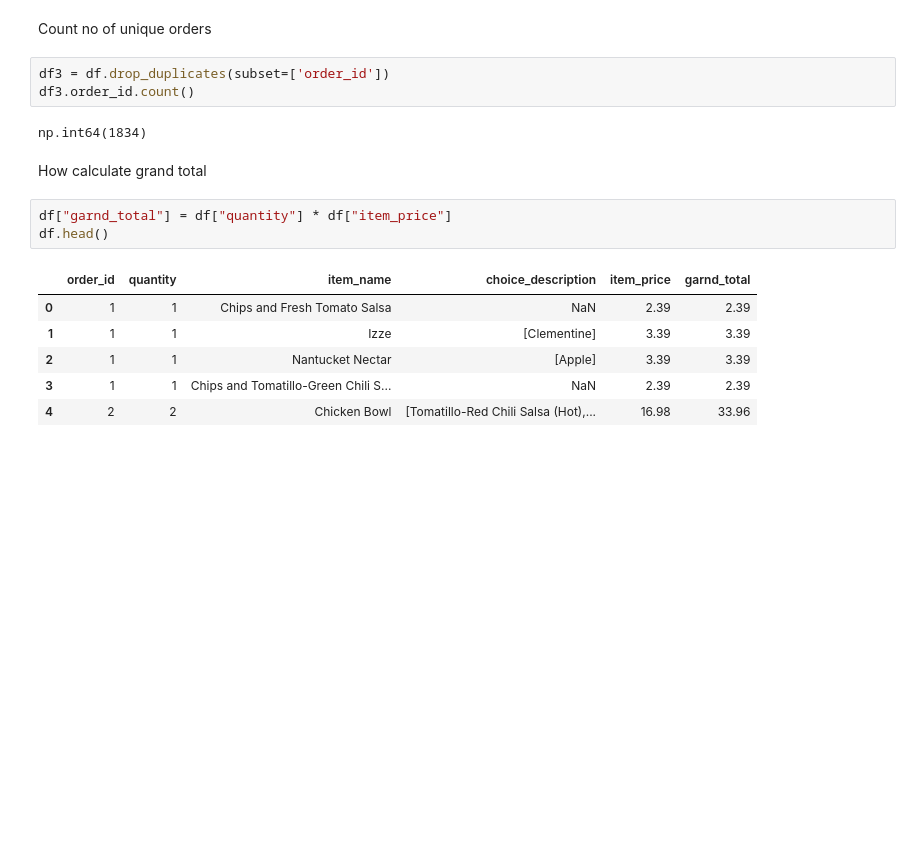
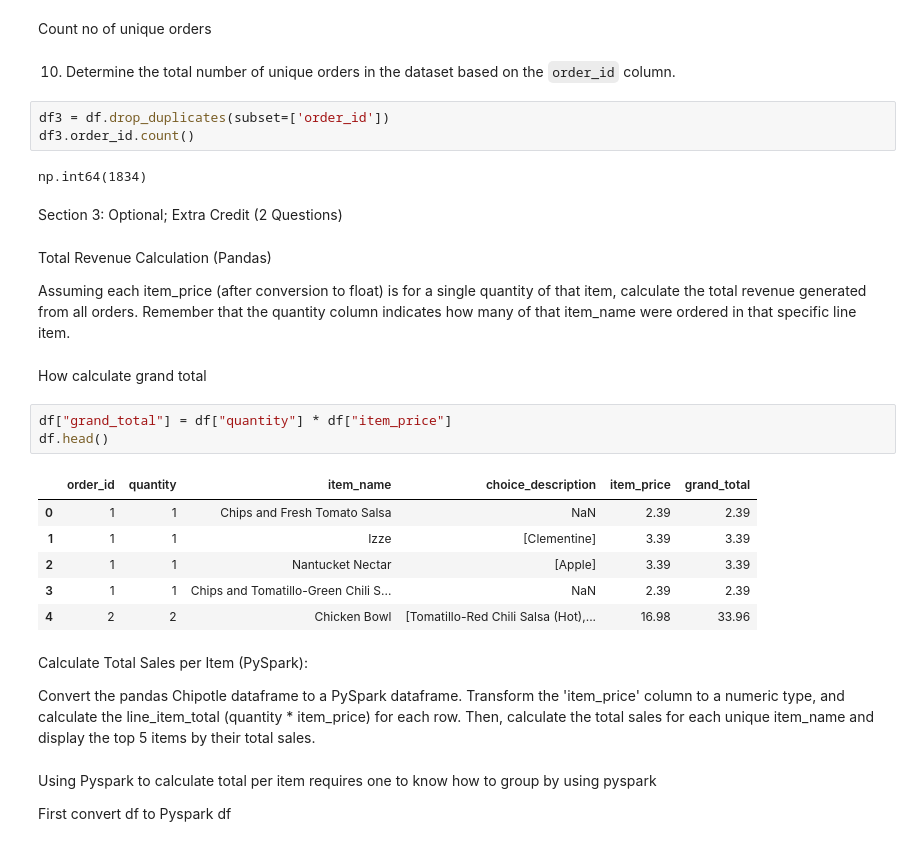
Before and after one commit to egitonga395/kamilimu_assignments, a Jupyter notebook: Erick_data_manipulation_with_python_assignment.ipynb, the cells around one changed output. Saved outputs shown, nothing was run; the diff lists cells and outputs as text; blank space fills up the shorter version.

```diff
--- a/Erick_data_manipulation_with_python_assignment.ipynb
+++ b/Erick_data_manipulation_with_python_assignment.ipynb
@@ -150,20 +182,37 @@ df.item_price.mean()
 np.float64(7.464335785374297)
 # %% [markdown]
 Count no of unique orders
+# %% [markdown]
+10. Determine the total number of unique orders in the dataset based on the `order_id` column.
 # %%
 df3 = df.drop_duplicates(subset=['order_id'])
 df3.order_id.count()
 # %% [output]
 np.int64(1834)
+# %% [markdown]
+Section 3: Optional; Extra Credit (2 Questions)
+# %% [markdown]
+Total Revenue Calculation (Pandas)
+
+Assuming each item_price (after conversion to float) is for a single quantity of that item, calculate the total revenue generated from all orders. Remember that the quantity column indicates how many of that item_name were ordered in that specific line item.
 # %% [markdown]
 How calculate grand total
 # %%
-df["garnd_total"] = df["quantity"] * df["item_price"]
+df["grand_total"] = df["quantity"] * df["item_price"]
 df.head()
 # %% [output]
-|  | order_id | quantity | item_name | choice_description | item_price | garnd_total |
+|  | order_id | quantity | item_name | choice_description | item_price | grand_total |
 | 0 | 1 | 1 | Chips and Fresh Tomato Salsa | NaN | 2.39 | 2.39 |
 | 1 | 1 | 1 | Izze | [Clementine] | 3.39 | 3.39 |
 | 2 | 1 | 1 | Nantucket Nectar | [Apple] | 3.39 | 3.39 |
 | 3 | 1 | 1 | Chips and Tomatillo-Green Chili S... | NaN | 2.39 | 2.39 |
 | 4 | 2 | 2 | Chicken Bowl | [Tomatillo-Red Chili Salsa (Hot),... | 16.98 | 33.96 |
+# %% [markdown]
+Calculate Total Sales per Item (PySpark):
+
+Convert the pandas Chipotle dataframe to a PySpark dataframe. Transform the 'item_price' column to a numeric type, and calculate the line_item_total (quantity * item_price) for each row. Then, calculate the total sales for each unique item_name and display the top 5 items by their total sales.
+# %% [markdown]
+Using Pyspark to calculate total per item
+requires one to know how to group by using pyspark
+
+First convert df to Pyspark df
```
Also changed, not shown: parts of 15 cells of this notebook.
